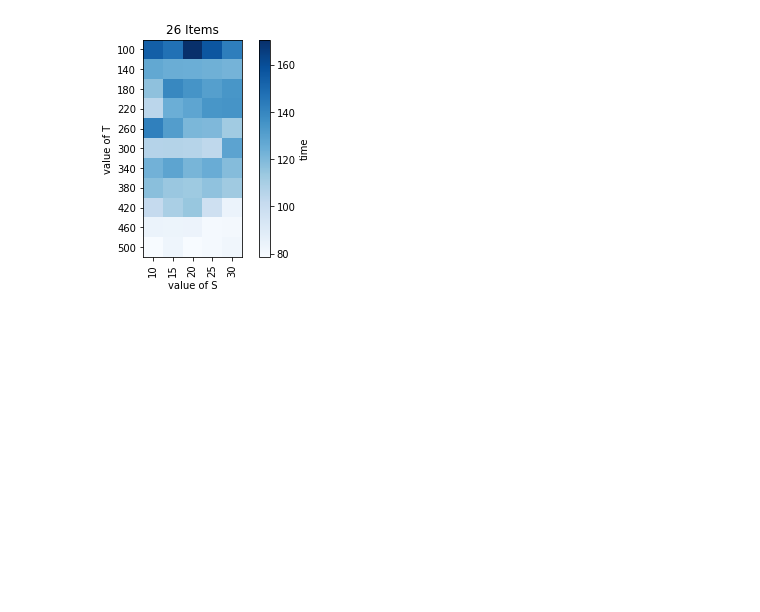
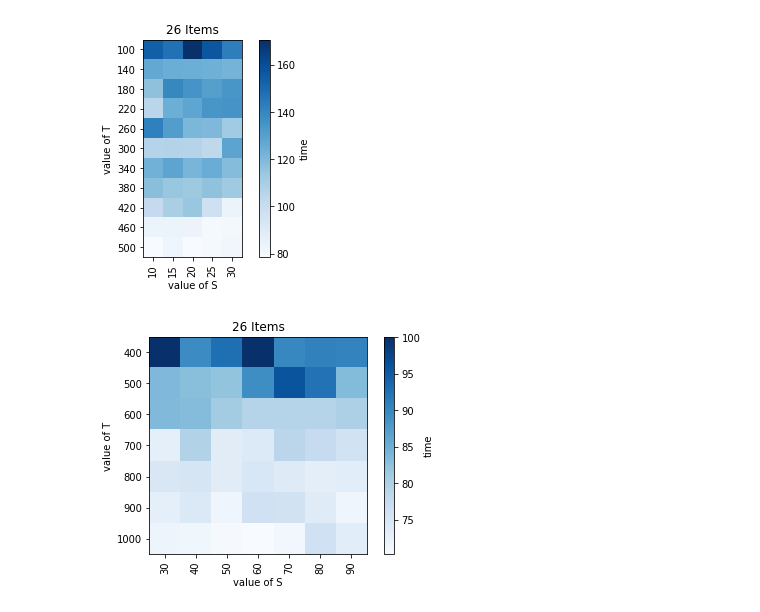
Before and after one commit to amonin7/knapsack_solution, a Jupyter notebook: Visualization.ipynb, the cells around one changed output. Saved outputs shown, nothing was run; the diff lists cells and outputs as text; code cells hidden in the pictures; blank space fills up the shorter version.

```diff
--- a/Visualization.ipynb
+++ b/Visualization.ipynb
@@ -580,3 +580,21 @@ plt.title("26 Items")
 plt.show()
 # %% [output]
 [figure]
+# %%
+times={18: [], 20: [], 22: [], 24: [], 26: [[99.9099901, 89.575784, 92.762131, 100.0923979, 90.1230211, 90.7166529, 90.5293388], [83.7331691, 82.9149399, 82.206274, 89.3595409, 95.9988279, 92.4367669, 83.4154351], [83.5423443, 83.2421, 80.970279, 79.3192079, 79.239989, 79.2507288, 79.9823141], [72.929142, 79.585912, 73.5554302, 74.2772584, 78.6750801, 77.623301, 75.886188], [74.6855838, 75.201427, 73.5335581, 74.857621, 73.930541, 73.260978, 73.4927659], [73.0381019, 74.3937297, 71.5628722, 76.301388, 75.931973, 73.791996, 71.6392369], [71.684339, 71.380693, 70.483532, 70.2465789, 71.1376569, 76.3003402, 73.4297512]]}
+ts=[400, 500, 600, 700, 800, 900, 1000]
+ss=[30, 40, 50, 60, 70, 80, 90]
+plt.xticks(ticks=np.arange(len(ss)),labels=ss,rotation=90)
+plt.yticks(ticks=np.arange(len(ts)),labels=ts)
+plt.xlabel('value of S')
+plt.ylabel('value of T')
+
+# save this plot inside a variable called hm
+hm=plt.imshow(times[26], cmap='Blues',interpolation="nearest")
+# pass this heatmap object into plt.colorbar method.
+plt.colorbar(hm, label='time')
+plt.title("26 Items")
+
+plt.show()
+# %% [output]
+[figure, added]
```
Also changed, not shown: 2 other files.
